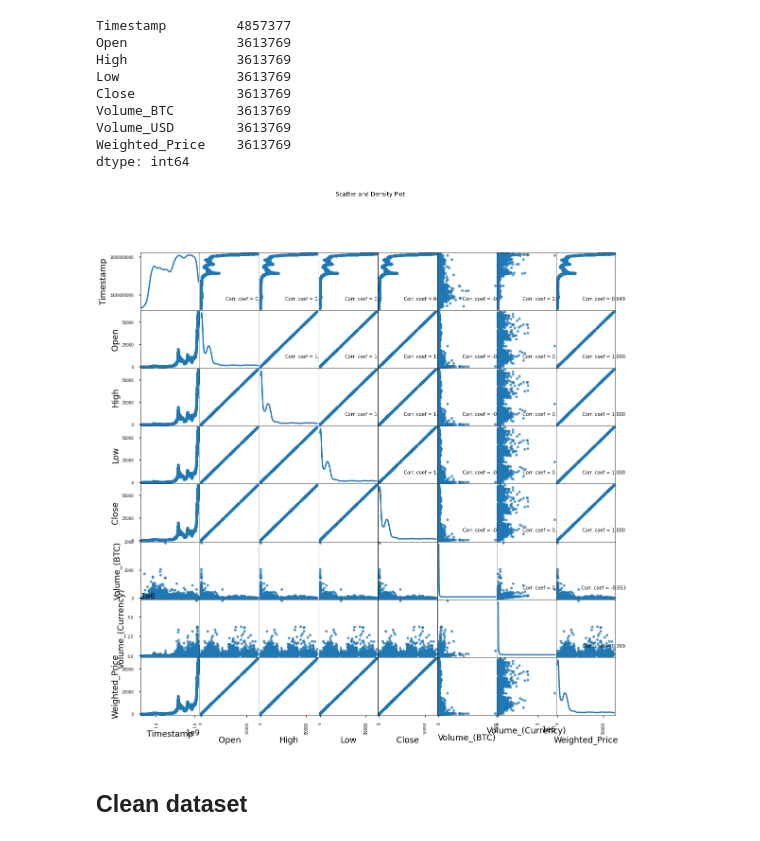
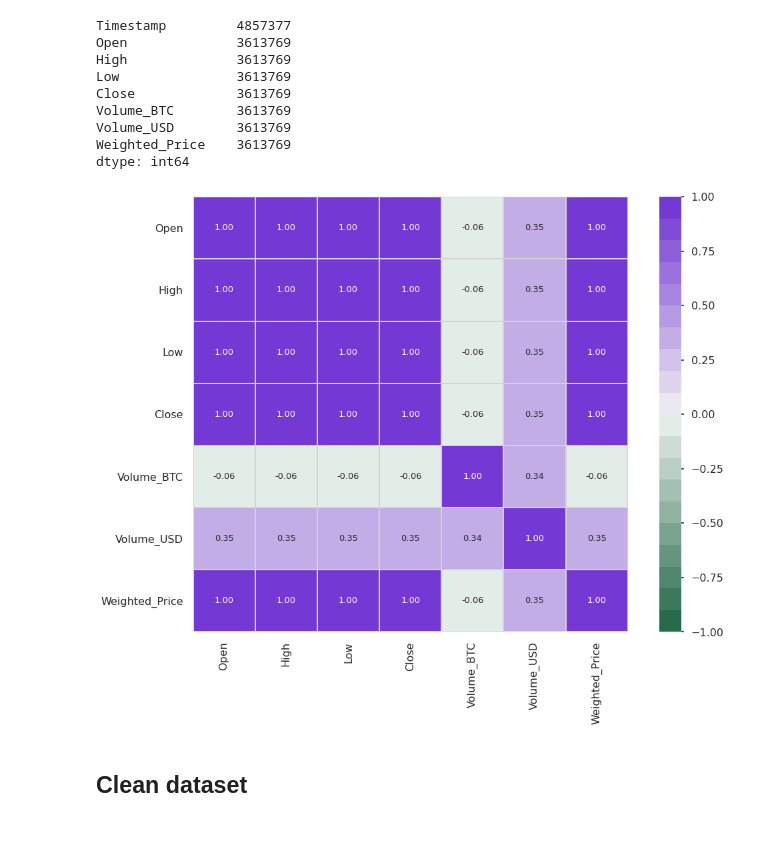
Before and after one commit to ZarthaxX/aa-tp-crypto, a Jupyter notebook: Untitled.ipynb, the cells around one changed output. Cells and saved outputs as stored; diff of their text form; code cells hidden in the pictures.

```diff
--- a/Untitled.ipynb
+++ b/Untitled.ipynb
@@ -111,6 +111,23 @@ def plotCorrelationMatrix(df, graphWidth):
     plt.colorbar(corrMat)
     plt.title(f'Correlation Matrix for {filename}', fontsize=15)
     plt.show()
+
+def correlationMatrix(data_corr, fig_size=(17, 12)):
+    # Correlation matrix of the resultant attributes
+    corr_matrix_pr = data_corr.corr()
+    paleta = sns.diverging_palette(150, 275, s=80, l=40, n=20)
+    with sns.axes_style("white"):
+        f, ax = plt.subplots(figsize=fig_size)
+        ax = sns.heatmap(corr_matrix_pr,
+                         annot=True,
+                         annot_kws={'size': 13},
+                         fmt='.2f',
+                         vmax=1,
+                         vmin=-1,
+                         square=True,
+                         linewidths=.01,
+                         linecolor='lightgray',
+                         cmap=paleta)
 # %%
 # Scatter and density plots
 def plotScatterMatrix(df, plotSize, textSize):
@@ -164,9 +181,10 @@ Weighted_Price    3613769
 dtype: int64
 # %%
 df = bitcoin_hist.sample(frac= 0.001)
-plotScatterMatrix(df, 18, 10)
+#plotScatterMatrix(df, 18, 10)
+correlationMatrix(df)
 # %% [output]
-[figure, old version]
+[figure, new version]
 # %% [markdown]
 ## Clean dataset
 # %%
```
Also changed, not shown: parts of 14 cells of this notebook, 4 other files.
